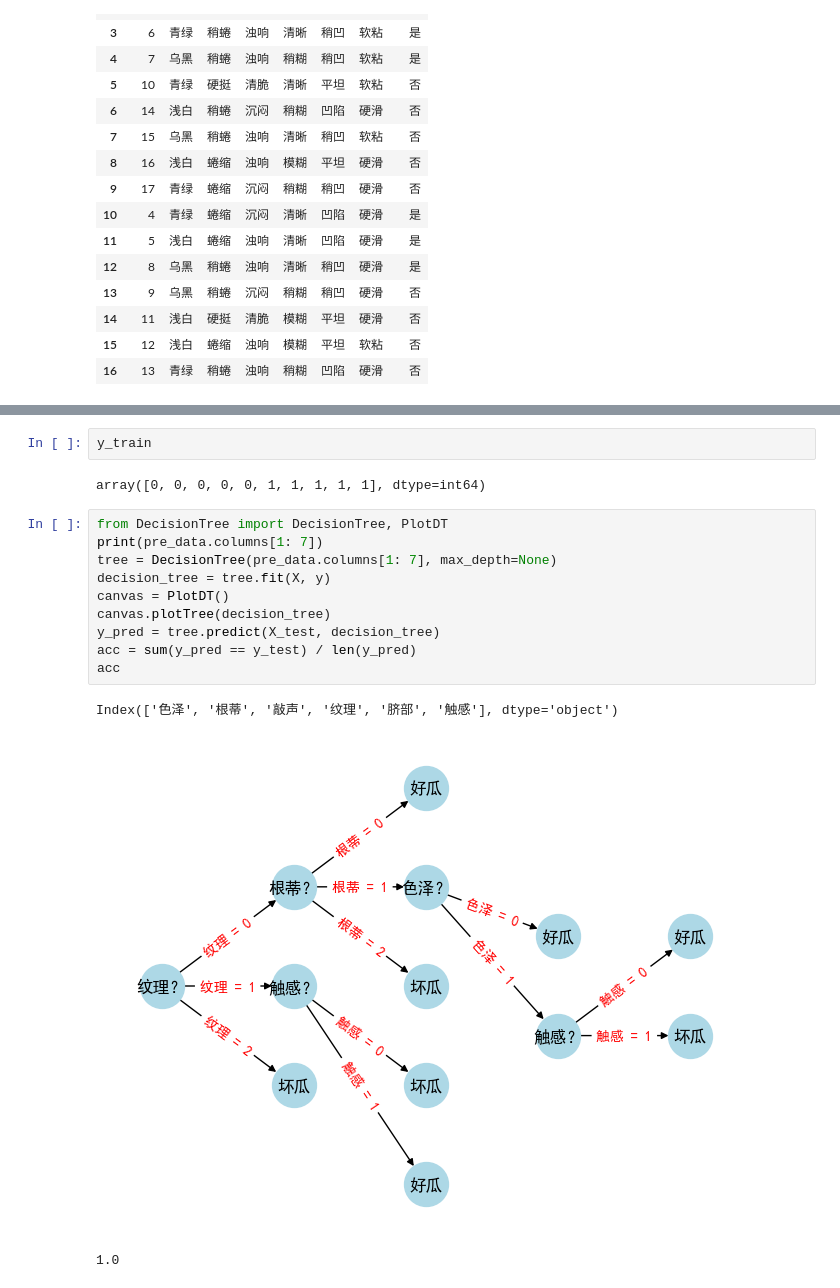
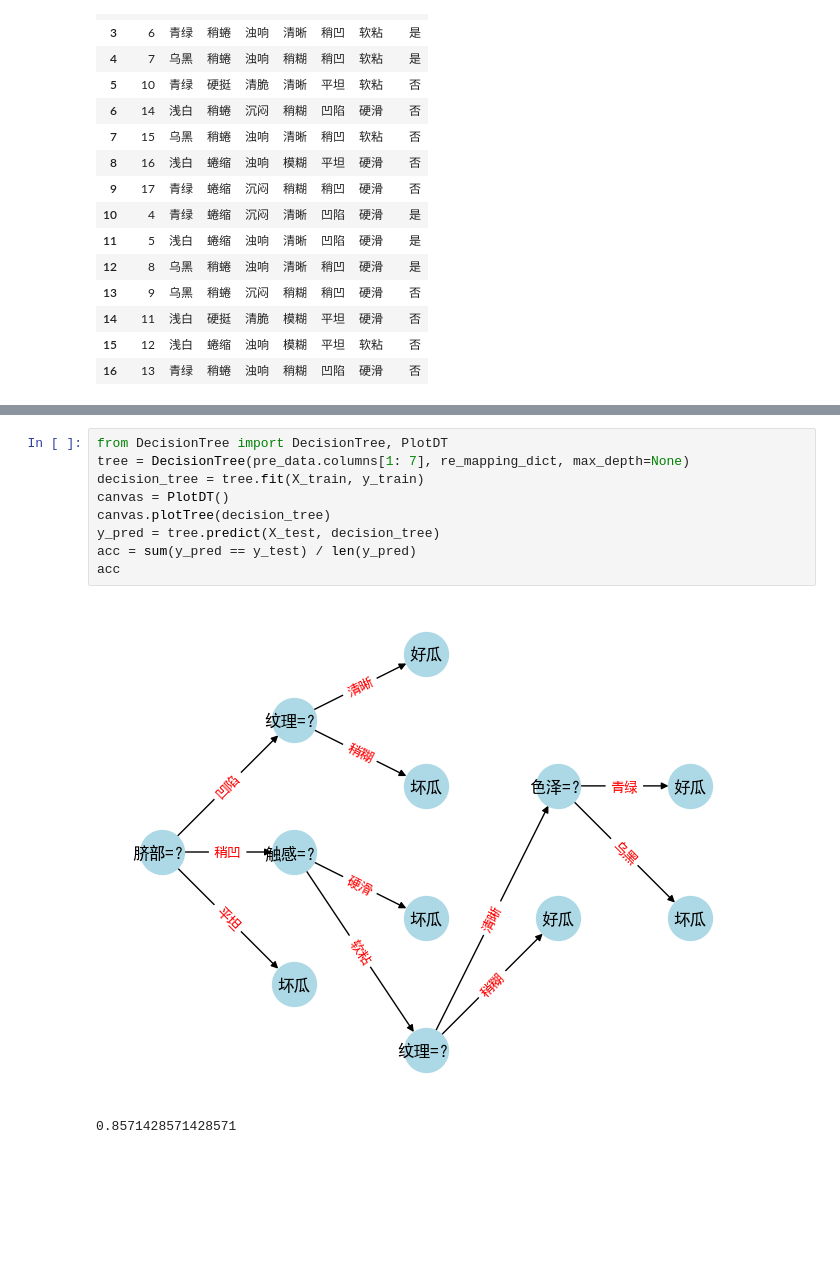
Before and after one commit to shinejjy/MachineLearningAndDeepLearning, a Jupyter notebook: sy2/JudgeTree.ipynb, the cells around one changed output, grey strips where cells are left out. Saved outputs shown, nothing was run; the diff lists cells and outputs as text; blank space fills up the shorter version.

```diff
--- a/sy2/JudgeTree.ipynb
+++ b/sy2/JudgeTree.ipynb
@@ -59,24 +62,18 @@ array([[0, 0, 0, 0, 0, 0],
        [1, 1, 0, 0, 1, 1],
        [2, 0, 0, 2, 2, 0],
        [0, 0, 1, 1, 1, 0]], dtype=int64)
-# %%
-y_train
-# %% [output]
-array([0, 0, 0, 0, 0, 1, 1, 1, 1, 1], dtype=int64)
 # %%
 from DecisionTree import DecisionTree, PlotDT
-print(pre_data.columns[1: 7])
-tree = DecisionTree(pre_data.columns[1: 7], max_depth=None)
-decision_tree = tree.fit(X, y)
+tree = DecisionTree(pre_data.columns[1: 7], re_mapping_dict, max_depth=None)
+decision_tree = tree.fit(X_train, y_train)
 canvas = PlotDT()
 canvas.plotTree(decision_tree)
 y_pred = tree.predict(X_test, decision_tree)
 acc = sum(y_pred == y_test) / len(y_pred)
 acc
 # %% [output]
+[figure, new version]
-Index(['色泽', '根蒂', '敲声', '纹理', '脐部', '触感'], dtype='object')
+0.8571428571428571
-[figure, old version]
-1.0
 # %%
 decision_tree = tree.fit(X_train, y_train, criterion='gain_ratio')
 canvas = PlotDT()
```
Also changed, not shown: parts of 3 cells of this notebook, 3 other files.
